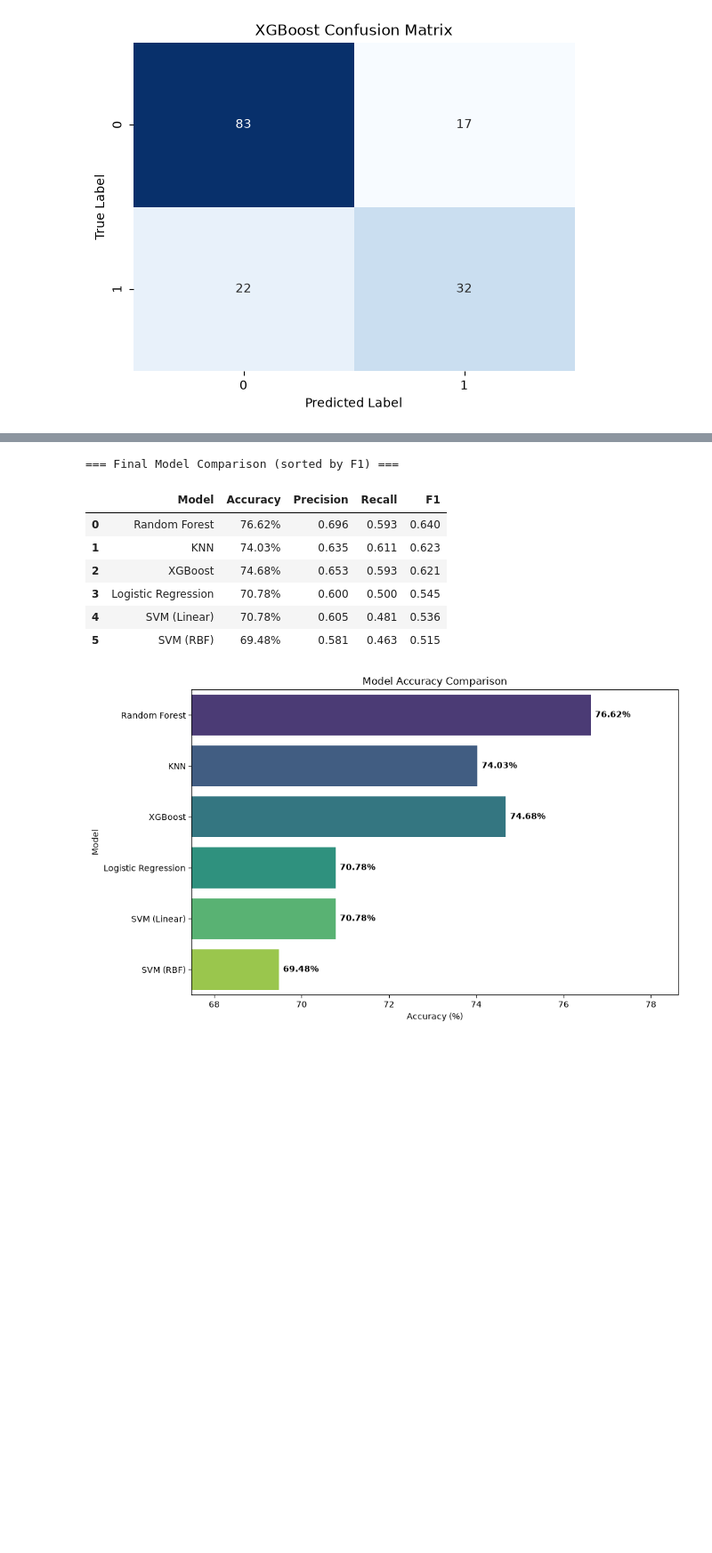
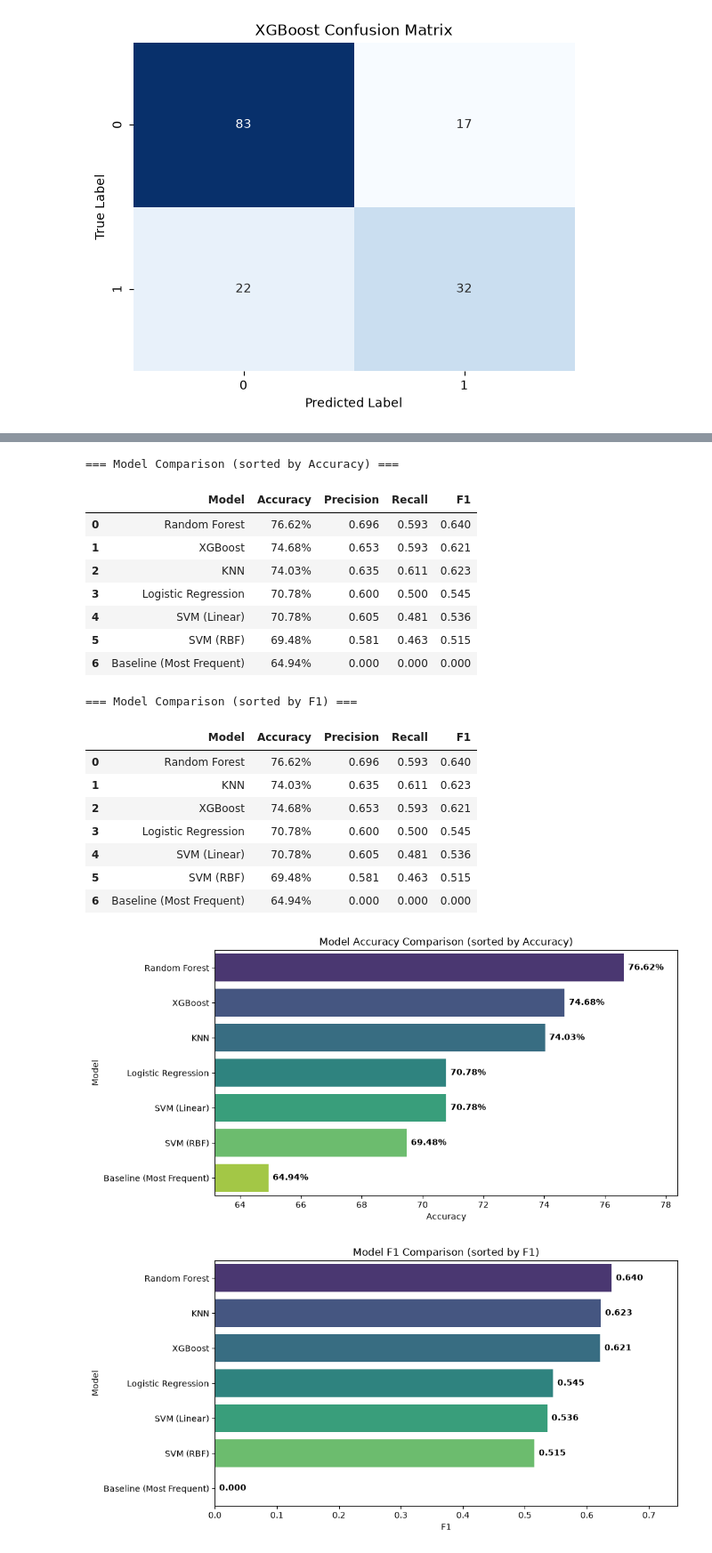
Before and after one commit to Nitditto/Intelligent_system, a Jupyter notebook: assignment_01/Report_Notebook.ipynb, the cells around one changed output, grey strips where cells are left out. Shown at 89% size. Drawn from its saved outputs; the diff is of its cells as text; code cells hidden in the pictures; blank space fills up the shorter version.

Commit message:
feat: initialize diabetes prediction assignment with models, report, and git configuration

```diff
--- a/assignment_01/Report_Notebook.ipynb
+++ b/assignment_01/Report_Notebook.ipynb
@@ -497,41 +414,65 @@ Question: Which model achieves the highest accuracy across the board?
 # %%
 results_df = pd.DataFrame(model_metrics)
 results_df_display = results_df.copy()
 results_df_display['Accuracy'] = results_df_display['Accuracy'] * 100
-results_df_display = results_df_display.sort_values(by='F1', ascending=False).reset_index(drop=True)
 
-print("=== Final Model Comparison (sorted by F1) ===")
-display(results_df_display.style.format({
+# Table 1: sorted by Accuracy
+by_accuracy = results_df_display.sort_values(by='Accuracy', ascending=False).reset_index(drop=True)
+print("=== Model Comparison (sorted by Accuracy) ===")
+display(by_accuracy.style.format({
     'Accuracy': '{:.2f}%', 'Precision': '{:.3f}', 'Recall': '{:.3f}', 'F1': '{:.3f}'
 }))
 
-plt.figure(figsize=(10, 6))
-ax = sns.barplot(x='Accuracy', y='Model', data=results_df_display, hue='Model', palette='viridis', legend=False)
+# Table 2: sorted by F1 (the metric actually used for final-model selection)
+by_f1 = results_df_display.sort_values(by='F1', ascending=False).reset_index(drop=True)
+print("=== Model Comparison (sorted by F1) ===")
+display(by_f1.style.format({
+    'Accuracy': '{:.2f}%', 'Precision': '{:.3f}', 'Recall': '{:.3f}', 'F1': '{:.3f}'
+}))
 
-min_acc = results_df_display['Accuracy'].min()
-max_acc = results_df_display['Accuracy'].max()
-plt.xlim(min_acc - 2, max_acc + 2)
+results_df_display = by_f1  # downstream cells (Final Model) use the F1 ranking
 
-for p in ax.patches:
-    ax.annotate(f'{p.get_width():.2f}%',
-                (p.get_width(), p.get_y() + p.get_height() / 2.),
-                ha='left', va='center',
-                xytext=(5, 0), textcoords='offset points',
-                fontweight='bold')
 
-plt.title('Model Accuracy Comparison')
-plt.xlabel('Accuracy (%)')
-plt.tight_layout()
-plt.show()
+def plot_metric_bar(df, metric, fmt):
+    plt.figure(figsize=(10, 5))
+    ax = sns.barplot(x=metric, y='Model', data=df, hue='Model', palette='viridis', legend=False)
+    lo, hi = df[metric].min(), df[metric].max()
+    pad = (hi - lo) * 0.15 + 0.01
+    plt.xlim(max(0, lo - pad), hi + pad)
+    for p in ax.patches:
+        ax.annotate(fmt.format(p.get_width()),
+                    (p.get_width(), p.get_y() + p.get_height() / 2.),
+                    ha='left', va='center',
+                    xytext=(5, 0), textcoords='offset points',
+                    fontweight='bold')
+    plt.title(f'Model {metric} Comparison (sorted by {metric})')
+    plt.xlabel(metric)
+    plt.tight_layout()
+    plt.show()
+
+
+plot_metric_bar(by_accuracy, 'Accuracy', '{:.2f}%')
+plot_metric_bar(by_f1, 'F1', '{:.3f}')
 # %% [output]
-=== Final Model Comparison (sorted by F1) ===
+=== Model Comparison (sorted by Accuracy) ===
 |  | Model | Accuracy | Precision | Recall | F1 |
 | 0 | Random Forest | 76.62% | 0.696 | 0.593 | 0.640 |
-| 1 | KNN | 74.03% | 0.635 | 0.611 | 0.623 |
-| 2 | XGBoost | 74.68% | 0.653 | 0.593 | 0.621 |
+| 1 | XGBoost | 74.68% | 0.653 | 0.593 | 0.621 |
+| 2 | KNN | 74.03% | 0.635 | 0.611 | 0.623 |
 | 3 | Logistic Regression | 70.78% | 0.600 | 0.500 | 0.545 |
 | 4 | SVM (Linear) | 70.78% | 0.605 | 0.481 | 0.536 |
 | 5 | SVM (RBF) | 69.48% | 0.581 | 0.463 | 0.515 |
+| 6 | Baseline (Most Frequent) | 64.94% | 0.000 | 0.000 | 0.000 |
+=== Model Comparison (sorted by F1) ===
+|  | Model | Accuracy | Precision | Recall | F1 |
+| 0 | Random Forest | 76.62% | 0.696 | 0.593 | 0.640 |
+| 1 | KNN | 74.03% | 0.635 | 0.611 | 0.623 |
+| 2 | XGBoost | 74.68% | 0.653 | 0.593 | 0.621 |
+| 3 | Logistic Regression | 70.78% | 0.600 | 0.500 | 0.545 |
+| 4 | SVM (Linear) | 70.78% | 0.605 | 0.481 | 0.536 |
+| 5 | SVM (RBF) | 69.48% | 0.581 | 0.463 | 0.515 |
+| 6 | Baseline (Most Frequent) | 64.94% | 0.000 | 0.000 | 0.000 |
-[figure, old version]
+[figure, new version]
+[figure, added]
 # %% [markdown]
 # 18. Experiment 2: Hyperparameter Investigation
```
Also changed, not shown: parts of 44 cells of this notebook, 2 other files.
